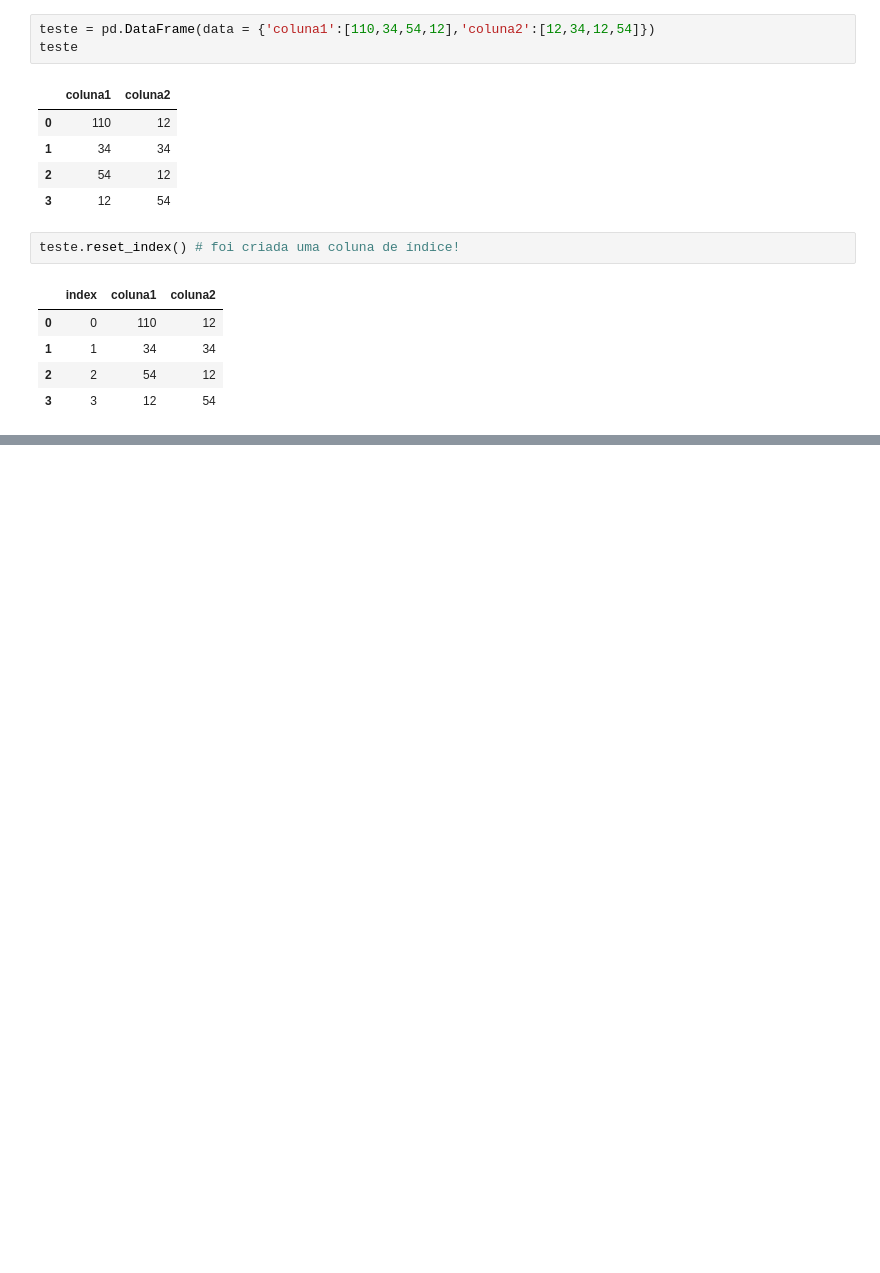
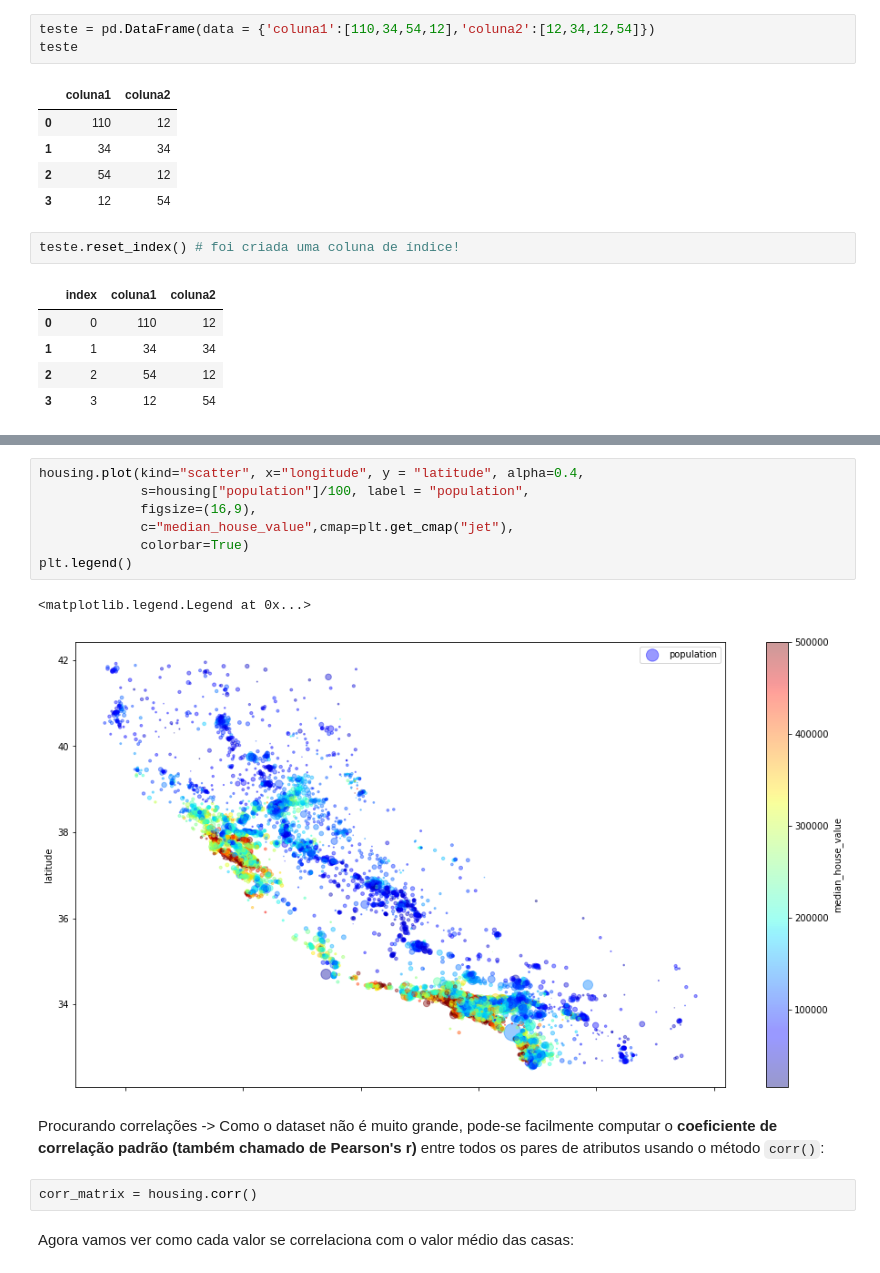
Before and after one commit to Pi-vi/Estudos_de_ML, a Jupyter notebook: Cap 2 - Housing.ipynb, the cells around one changed output, grey strips where cells are left out. Drawn from its saved outputs; the diff is of its cells as text; blank space fills up the shorter version.

````diff
--- a/Cap 2 - Housing.ipynb
+++ b/Cap 2 - Housing.ipynb
@@ -137,0 +244,16 @@ teste.reset_index() # foi criada uma coluna de índice!
+# %%
+housing.plot(kind="scatter", x="longitude", y = "latitude", alpha=0.4,
+             s=housing["population"]/100, label = "population",
+             figsize=(16,9),
+             c="median_house_value",cmap=plt.get_cmap("jet"),
+             colorbar=True)
+plt.legend()
+# %% [output]
+<matplotlib.legend.Legend at 0x...>
+[figure, added]
+# %% [markdown]
+Procurando correlações -> Como o dataset não é muito grande, pode-se facilmente computar o **coeficiente de correlação padrão (também chamado de Pearson's r)** entre todos os pares de atributos usando o método ```corr()```:
+# %%
+corr_matrix = housing.corr()
+# %% [markdown]
+Agora vamos ver como cada valor se correlaciona com o valor médio das casas:
````
Also changed, not shown: parts of 138 cells of this notebook.
